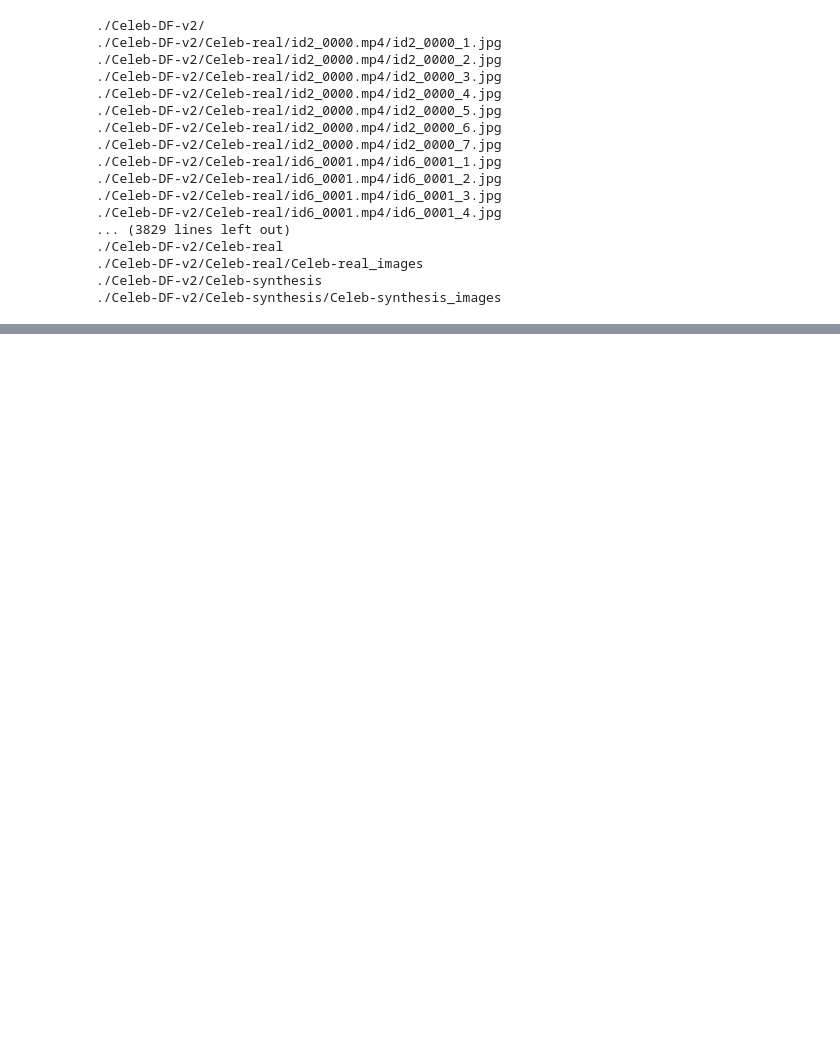
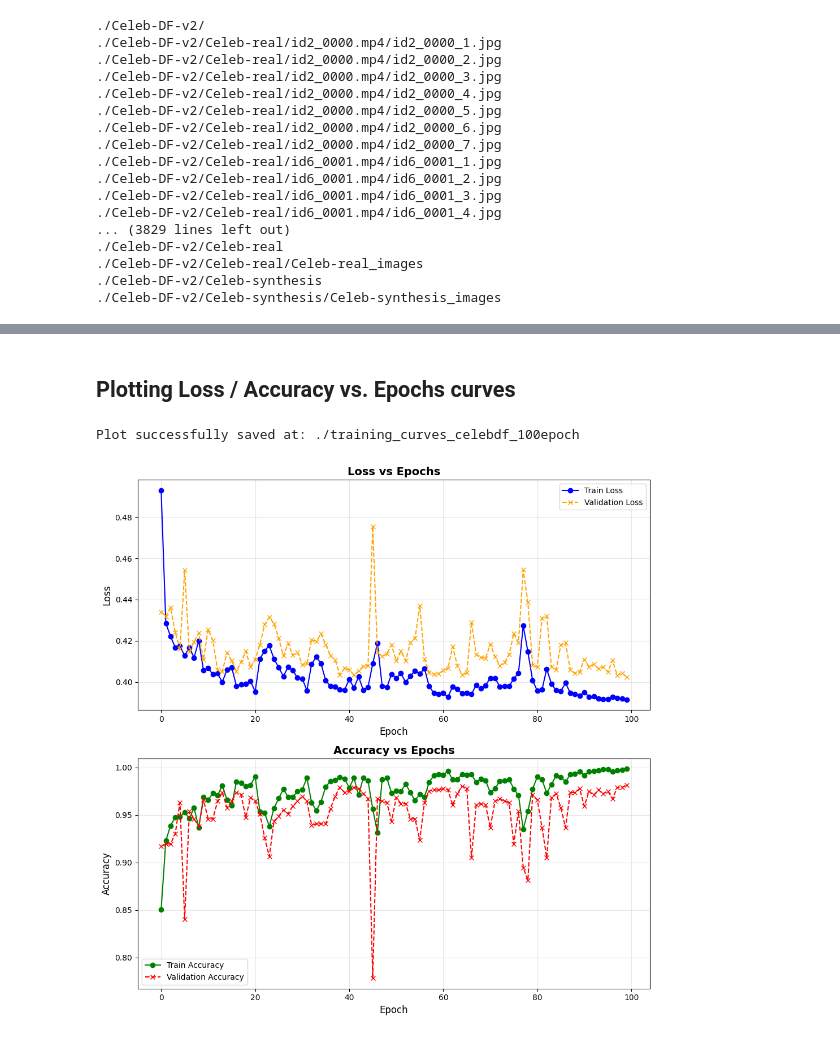
Before and after one commit to utkuatasoy/AI-Powered-Deepfake-Detection, a Jupyter notebook: train_XceptionNet.ipynb, the cells around one changed output, grey strips where cells are left out. Saved outputs shown, nothing was run; the diff lists cells and outputs as text; code cells hidden in the pictures; blank space fills up the shorter version.

Commit message:
Training XceptionNet

```diff
--- a/train_XceptionNet.ipynb
+++ b/train_XceptionNet.ipynb
@@ -157,16 +165,16 @@ class dataset_customizer(Dataset):
     def __init__(self, transform=None):
         self.imgs_path = '/home/utku/AI-Powered-Deepfake-Detection/Celeb-DF-v2_images/'
         self.transform = transform
-        file_list = glob.glob(os.path.join(self.imgs_path, "*"))  # Klasörleri al
+        file_list = glob.glob(os.path.join(self.imgs_path, "*"))  # Get directories
         self.data = []
         self.class_map = {"Celeb-real_images": 0, "Celeb-synthesis_images": 1}
 
         for class_path in file_list:
-            class_name = os.path.basename(class_path)  # Platform bağımsız klasör adı
+            class_name = os.path.basename(class_path)  # Cross-platform folder name
             if class_name not in self.class_map:
-                print(f"Hatalı sınıf: {class_name}")
-                print(f"Mevcut sınıflar: {self.class_map.keys()}")
-                raise KeyError(f"Sınıf eşlemesi bulunamadı: {class_name}")
+                print(f"Invalid class: {class_name}")
+                print(f"Available classes: {self.class_map.keys()}")
+                raise KeyError(f"Class mapping not found: {class_name}")
 
             for img_path in glob.glob(os.path.join(class_path, "*.jpg")):
                 self.data.append([img_path, class_name])
@@ -178,12 +186,12 @@ class dataset_customizer(Dataset):
         img_path, class_name = self.data[idx]
         img = read_image(img_path)
 
-        # Hata yönetimi ekleyelim
+        # Add error handling
         try:
             class_id = self.class_map[class_name]
         except KeyError:
-            print(f"Hatalı sınıf: {class_name}")
-            print(f"Mevcut sınıflar: {self.class_map.keys()}")
+            print(f"Invalid class: {class_name}")
+            print(f"Available classes: {self.class_map.keys()}")
             raise
 
         class_id = torch.tensor([class_id])
@@ -232,7 +267,7 @@ criterion = nn.BCEWithLogitsLoss()
 # %%
 train_losses, train_accs, val_losses, val_accs = [], [], [], []
 
-for epoch in range(20):
+for epoch in range(100):
     print("=================")
     print(f"Epoch: {epoch+1}")
 
@@ -300,26 +346,54 @@ NameError: name 'self' is not defined
+# %% [markdown]
+## Plotting Loss / Accuracy vs. Epochs curves
 # %%
 def plot_curves(train_losses, train_accuracies, val_losses, val_accuracies):
+    """
+    Function to plot and save training and validation loss and accuracy curves.
 
-  fig, (ax1, ax2) = plt.subplots(nrows=2, ncols=1, figsize=(8, 8))
+    Args:
+        train_losses (list): Training losses.
+        train_accuracies (list): Training accuracies.
+        val_losses (list): Validation losses.
+        val_accuracies (list): Validation accuracies.
+        save_path (str): File path to save the plot. Default is 'training_curves.png'.
+    """
+    save_path = './training_curves_celebdf_100epoch'
+    # Set the figure size and layout
+    fig, (ax1, ax2) = plt.subplots(nrows=2, ncols=1, figsize=(10, 10), dpi=100)
 
-  # Plot the train and test losses
-  ax1.plot(train_losses, label='Train')
-  ax1.plot(val_losses, label='Val')
-  ax1.set_xlabel('Epoch')
-  ax1.set_ylabel('Loss')
-  ax1.set_title('Losses vs Epochs')
-  ax1.legend()
+    # Plot training and validation losses
+    ax1.plot(train_losses, label='Train Loss', color='blue', linestyle='-', marker='o')
+    ax1.plot(val_losses, label='Validation Loss', color='orange', linestyle='--', marker='x')
+    ax1.set_xlabel('Epoch', fontsize=12)
+    ax1.set_ylabel('Loss', fontsize=12)
+    ax1.set_title('Loss vs Epochs', fontsize=14, fontweight='bold')
+    ax1.legend(fontsize=10)
+    ax1.grid(alpha=0.3)
 
-  # Plot the train and test accuracies
-  ax2.plot(train_accuracies, label='Train')
-  ax2.plot(val_accuracies, label='Val')
-  ax2.set_xlabel('Epoch')
-  ax2.set_ylabel('Accuracy')
-  ax2.set_title('Accuracy vs Epochs')
-  ax2.legend()
+    # Plot training and validation accuracies
+    ax2.plot(train_accuracies, label='Train Accuracy', color='green', linestyle='-', marker='o')
+    ax2.plot(val_accuracies, label='Validation Accuracy', color='red', linestyle='--', marker='x')
+    ax2.set_xlabel('Epoch', fontsize=12)
+    ax2.set_ylabel('Accuracy', fontsize=12)
+    ax2.set_title('Accuracy vs Epochs', fontsize=14, fontweight='bold')
+    ax2.legend(fontsize=10)
+    ax2.grid(alpha=0.3)
 
-  # Show the plot
-  plt.show()
+    # Adjust spacing between plots
+    plt.tight_layout()
+
+    # Save the plot to the specified file path
+    plt.savefig(save_path, bbox_inches='tight')
+    print(f"Plot successfully saved at: {save_path}")
+
+    # Display the plot
+    plt.show()
+
+
+plot_curves(train_losses, train_accs, val_losses, val_accs)
+# %% [output]
+Plot successfully saved at: ./training_curves_celebdf_100epoch
+[figure, added]
 # %%
 torch.save({
             'model': model,
```
Also changed, not shown: parts of 43 cells of this notebook.
